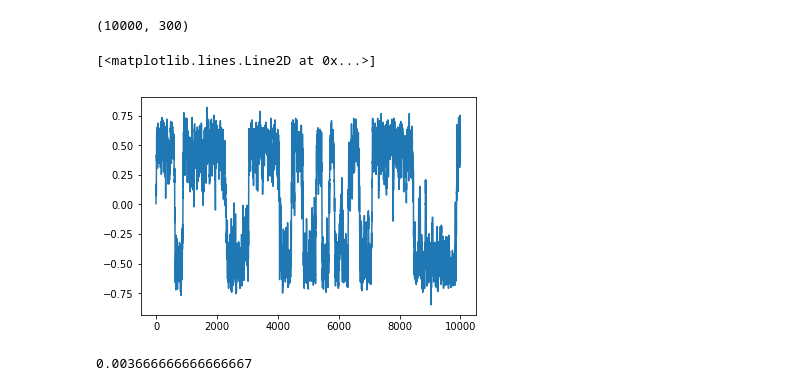
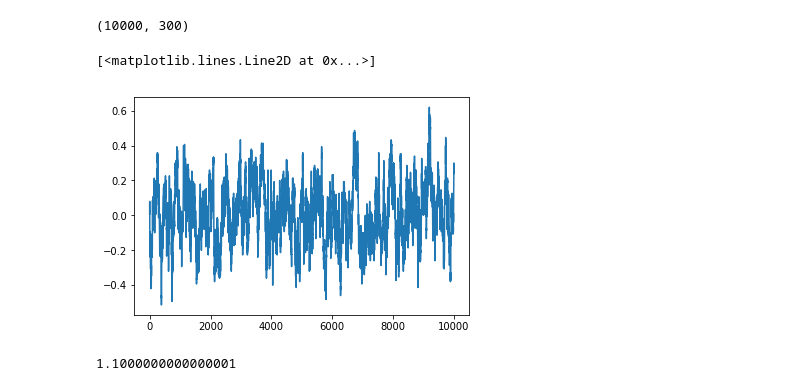
Before and after one commit to btemoshir/learningDynamics, a Jupyter notebook: Jerome_scripts_Original/Learning Ising models.ipynb, the cells around one changed output. Drawn from its saved outputs; the diff is of its cells as text; code cells hidden in the pictures.

```diff
--- a/Jerome_scripts_Original/Learning Ising models.ipynb
+++ b/Jerome_scripts_Original/Learning Ising models.ipynb
@@ -41,27 +41,27 @@ plt.plot(data.mean(-1)) # Magnetization
 # %%
 import bm
 N = 300
 beta = 1.1
 
 BM = bm.BM(N=N,nature='Spin')
 BM.layer.couplings =  beta* (np.eye(N=N,k=1) + np.eye(N=N,k=-1) )
 BM.layer.couplings[0,-1] += beta
 BM.layer.couplings[-1,0] += beta
 
-BM.layer.couplings = beta/N * (np.ones([N,N])  )
+#BM.layer.couplings = beta/N * (np.ones([N,N])  )
 
 #%timeit
 data = BM.gen_data(Nchains=1,Nthermalize=0,Lchains=int(1e4),Nstep=1) # N steps.
 print data.shape
 plt.plot(data.mean(1))
 # %% [output]
 (10000, 300)
 [<matplotlib.lines.Line2D at 0x...>]
-[figure, old version]
+[figure, new version]
 # %%
 BM.layer.couplings[0,-1]
 # %% [output]
-0.003666666666666667
+1.1000000000000001
 # %%
 import estimate_correlations_ising
 Xcorr = estimate_correlations_ising.spin_autocorr(data,n_max=1000)
```
Also changed, not shown: parts of 8 cells of this notebook, 3 other files.
